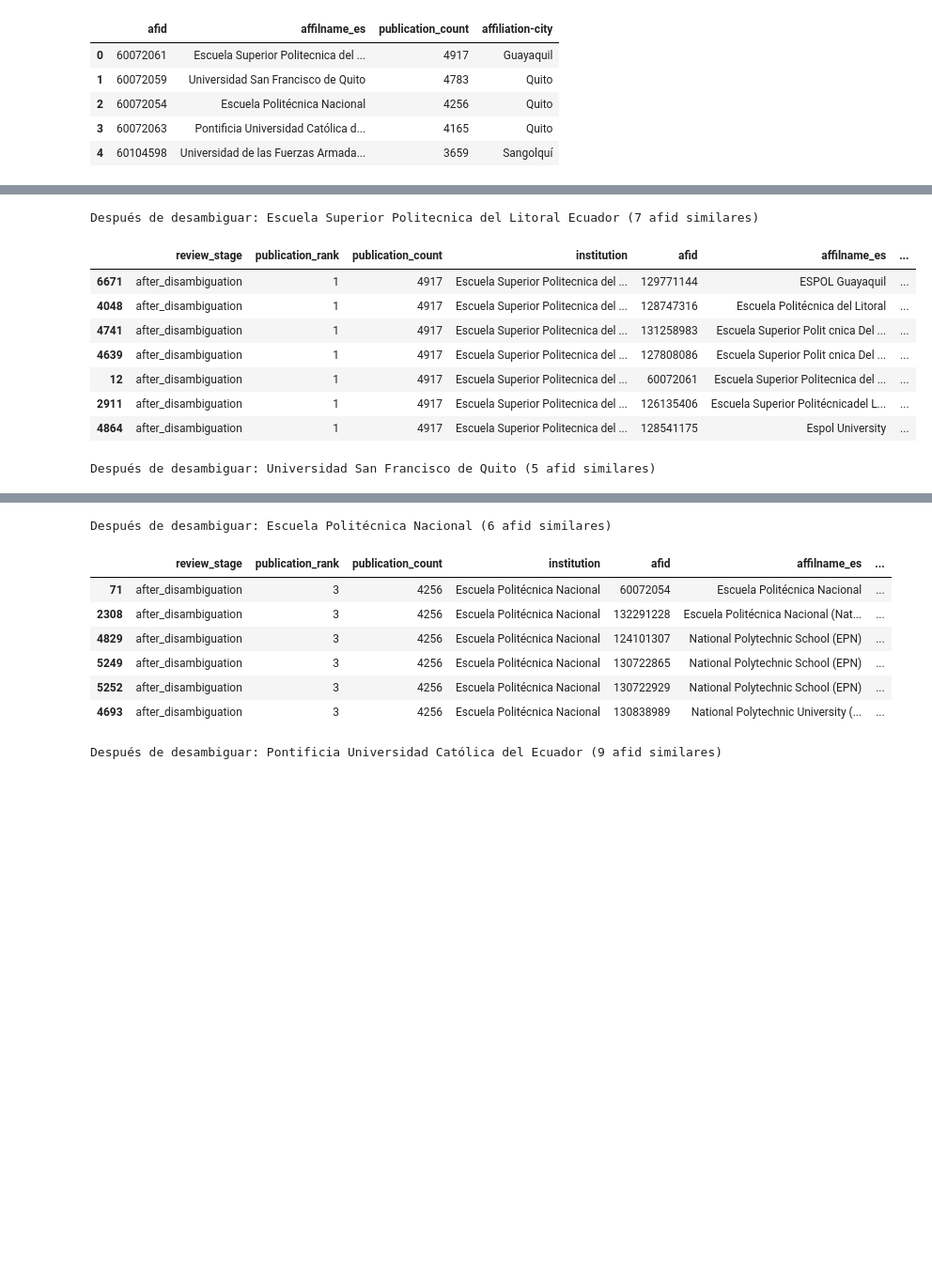
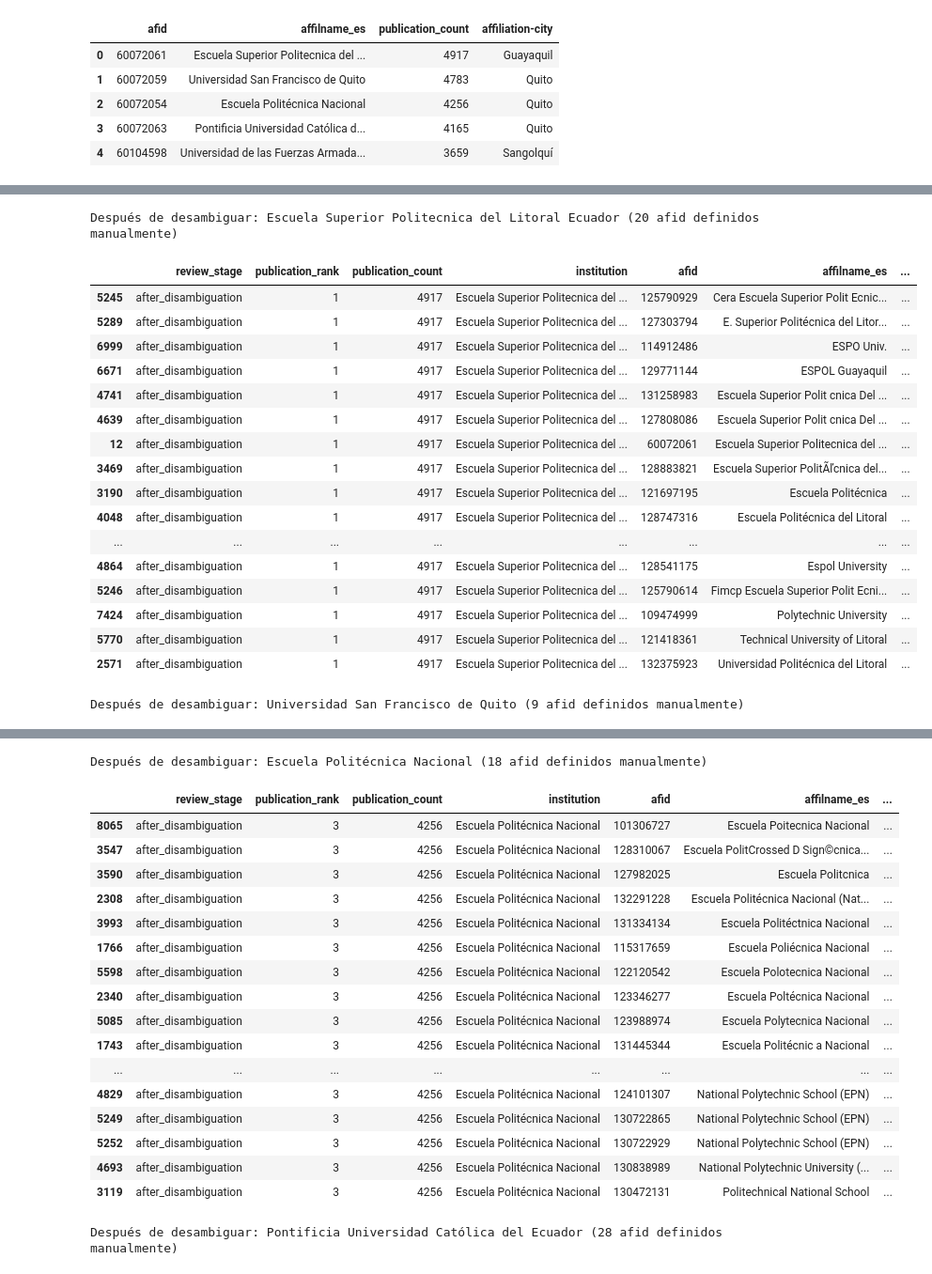
Before and after one commit to Demonkinng/data-cent, a Jupyter notebook: 3.Deduplicate_affs.ipynb, the cells around one changed output, grey strips where cells are left out. Shown at 94% size. Saved outputs shown, nothing was run; the diff lists cells and outputs as text; code cells hidden in the pictures; blank space fills up the shorter version.

```diff
--- a/3.Deduplicate_affs.ipynb
+++ b/3.Deduplicate_affs.ipynb
@@ -92,0 +95,4 @@ df_aff[df_aff["afid"].isin(similar_epn)].to_csv(
+# %%
+similar_usfq = [60072059, 128621323, 114370973, 132049211, 106617475, 132731084, 133252427, 133107961, 105478164]
+
+df_aff[df_aff["afid"].isin(similar_usfq)]
@@ -665,63 +820,97 @@ manual_canonical_affiliation_map_df.head(10)
 # %%
+if "standardized_affilname" not in df_aff.columns:
+    raise KeyError(
+        "Ejecuta primero la sección TF-IDF para crear df_aff['standardized_affilname']."
+    )
+
+df_aff_disambiguated = df_aff.copy()
+df_aff_disambiguated["afid"] = df_aff_disambiguated["afid"].astype(str)
+
 manual_review_after_frames = []
 
 for institution, afids in top_institution_similar_affiliations.items():
-    print(f"Después de desambiguar: {institution} ({len(afids)} afid similares)")
+    print(f"Después de desambiguar: {institution} ({len(afids)} afid definidos manualmente)")
+
+    similar_rows = df_aff_disambiguated[df_aff_disambiguated["afid"].isin(afids)].copy()
+    anchor_afid = afids[0]
+    anchor_standardized = similar_rows.loc[
+        similar_rows["afid"].eq(anchor_afid),
+        "standardized_affilname",
+    ]
+    anchor_standardized = anchor_standardized.iloc[0] if not anchor_standardized.empty else None
 
     similar_rows = (
-        df_aff_disambiguated[df_aff_disambiguated["afid"].isin(afids)]
-        .copy()
+        similar_rows
         .assign(
             review_stage="after_disambiguation",
             institution=institution,
             publication_rank=top_rank_lookup[institution]["publication_rank"],
             publication_count=top_rank_lookup[institution]["publication_count"],
+            anchor_afid=anchor_afid,
+            anchor_standardized_affilname=anchor_standardized,
+            merged_with_anchor_tfidf=lambda df: df["standardized_affilname"].eq(anchor_standardized),
+            algorithm_decision=lambda df: np.where(
+                df["standardized_affilname"].eq(anchor_standardized),
+                "Merge",
+                "Separate",
+            ),
         )
         .loc[:, [
             "review_stage",
             "publication_rank",
             "publication_count",
             "institution",
             "afid",
             "affilname_es",
-            "canonical_afid_manual",
-            "canonical_affilname_manual",
-            "changed_by_manual_disambiguation",
+            "standardized_affilname",
+            "anchor_afid",
+            "anchor_standardized_affilname",
+            "merged_with_anchor_tfidf",
+            "algorithm_decision",
             "affiliation-city",
             "affiliation-country",
         ]]
-        .sort_values(["publication_rank", "canonical_affilname_manual", "affilname_es", "afid"])
+        .sort_values(["publication_rank", "standardized_affilname", "affilname_es", "afid"])
     )
 
     display(similar_rows)
     manual_review_after_frames.append(similar_rows)
 
 manual_review_after_disambiguation = pd.concat(
     manual_review_after_frames,
     ignore_index=True,
 )
 
-top_institution_similarity_review = manual_review_after_disambiguation.copy()
-
 manual_review_after_disambiguation.to_csv(
     OUTPUT_DIR / "top_institution_similarity_review_after.csv",
     index=False,
 )
+
+top_institution_similarity_review = manual_review_after_disambiguation.copy()
 top_institution_similarity_review.to_csv(
     OUTPUT_DIR / "top_institution_similarity_review.csv",
     index=False,
 )
 
 manual_review_after_disambiguation
 # %% [output]
-Después de desambiguar: Escuela Superior Politecnica del Litoral Ecuador (7 afid similares)
+Después de desambiguar: Escuela Superior Politecnica del Litoral Ecuador (20 afid definidos manualmente)
 |  | review_stage | publication_rank | publication_count | institution | afid | affilname_es | ... |
+| 5245 | after_disambiguation | 1 | 4917 | Escuela Superior Politecnica del ... | 125790929 | Cera Escuela Superior Polit Ecnic... | ... |
+| 5289 | after_disambiguation | 1 | 4917 | Escuela Superior Politecnica del ... | 127303794 | E. Superior Politécnica del Litor... | ... |
+| 6999 | after_disambiguation | 1 | 4917 | Escuela Superior Politecnica del ... | 114912486 | ESPO Univ. | ... |
 | 6671 | after_disambiguation | 1 | 4917 | Escuela Superior Politecnica del ... | 129771144 | ESPOL Guayaquil | ... |
-| 4048 | after_disambiguation | 1 | 4917 | Escuela Superior Politecnica del ... | 128747316 | Escuela Politécnica del Litoral | ... |
 | 4741 | after_disambiguation | 1 | 4917 | Escuela Superior Politecnica del ... | 131258983 | Escuela Superior Polit cnica Del ... | ... |
 | 4639 | after_disambiguation | 1 | 4917 | Escuela Superior Politecnica del ... | 127808086 | Escuela Superior Polit cnica Del ... | ... |
 | 12 | after_disambiguation | 1 | 4917 | Escuela Superior Politecnica del ... | 60072061 | Escuela Superior Politecnica del ... | ... |
-| 2911 | after_disambiguation | 1 | 4917 | Escuela Superior Politecnica del ... | 126135406 | Escuela Superior Politécnicadel L... | ... |
+| 3469 | after_disambiguation | 1 | 4917 | Escuela Superior Politecnica del ... | 128883821 | Escuela Superior PolitÃľcnica del... | ... |
+| 3190 | after_disambiguation | 1 | 4917 | Escuela Superior Politecnica del ... | 121697195 | Escuela Politécnica | ... |
+| 4048 | after_disambiguation | 1 | 4917 | Escuela Superior Politecnica del ... | 128747316 | Escuela Politécnica del Litoral | ... |
+| ... | ... | ... | ... | ... | ... | ... | ... |
 | 4864 | after_disambiguation | 1 | 4917 | Escuela Superior Politecnica del ... | 128541175 | Espol University | ... |
+| 5246 | after_disambiguation | 1 | 4917 | Escuela Superior Politecnica del ... | 125790614 | Fimcp Escuela Superior Polit Ecni... | ... |
+| 7424 | after_disambiguation | 1 | 4917 | Escuela Superior Politecnica del ... | 109474999 | Polytechnic University | ... |
+| 5770 | after_disambiguation | 1 | 4917 | Escuela Superior Politecnica del ... | 121418361 | Technical University of Litoral | ... |
+| 2571 | after_disambiguation | 1 | 4917 | Escuela Superior Politecnica del ... | 132375923 | Universidad Politécnica del Litoral | ... |
-Después de desambiguar: Universidad San Francisco de Quito (5 afid similares)
+Después de desambiguar: Universidad San Francisco de Quito (9 afid definidos manualmente)
 |  | review_stage | publication_rank | publication_count | institution | afid | affilname_es | ... |
@@ -733,10 +926,20 @@ Después de desambiguar: Universidad San Francisco de Quito (5 afid similares)
-Después de desambiguar: Escuela Politécnica Nacional (6 afid similares)
+Después de desambiguar: Escuela Politécnica Nacional (18 afid definidos manualmente)
 |  | review_stage | publication_rank | publication_count | institution | afid | affilname_es | ... |
-| 71 | after_disambiguation | 3 | 4256 | Escuela Politécnica Nacional | 60072054 | Escuela Politécnica Nacional | ... |
+| 8065 | after_disambiguation | 3 | 4256 | Escuela Politécnica Nacional | 101306727 | Escuela Poitecnica Nacional | ... |
+| 3547 | after_disambiguation | 3 | 4256 | Escuela Politécnica Nacional | 128310067 | Escuela PolitCrossed D Sign©cnica... | ... |
+| 3590 | after_disambiguation | 3 | 4256 | Escuela Politécnica Nacional | 127982025 | Escuela Politcnica | ... |
 | 2308 | after_disambiguation | 3 | 4256 | Escuela Politécnica Nacional | 132291228 | Escuela Politécnica Nacional (Nat... | ... |
+| 3993 | after_disambiguation | 3 | 4256 | Escuela Politécnica Nacional | 131334134 | Escuela Politéctnica Nacional | ... |
+| 1766 | after_disambiguation | 3 | 4256 | Escuela Politécnica Nacional | 115317659 | Escuela Poliécnica Nacional | ... |
+| 5598 | after_disambiguation | 3 | 4256 | Escuela Politécnica Nacional | 122120542 | Escuela Polotecnica Nacional | ... |
+| 2340 | after_disambiguation | 3 | 4256 | Escuela Politécnica Nacional | 123346277 | Escuela Poltécnica Nacional | ... |
+| 5085 | after_disambiguation | 3 | 4256 | Escuela Politécnica Nacional | 123988974 | Escuela Polytecnica Nacional | ... |
+| 1743 | after_disambiguation | 3 | 4256 | Escuela Politécnica Nacional | 131445344 | Escuela Politécnic a Nacional | ... |
+| ... | ... | ... | ... | ... | ... | ... | ... |
 | 4829 | after_disambiguation | 3 | 4256 | Escuela Politécnica Nacional | 124101307 | National Polytechnic School (EPN) | ... |
 | 5249 | after_disambiguation | 3 | 4256 | Escuela Politécnica Nacional | 130722865 | National Polytechnic School (EPN) | ... |
 | 5252 | after_disambiguation | 3 | 4256 | Escuela Politécnica Nacional | 130722929 | National Polytechnic School (EPN) | ... |
 | 4693 | after_disambiguation | 3 | 4256 | Escuela Politécnica Nacional | 130838989 | National Polytechnic University (... | ... |
+| 3119 | after_disambiguation | 3 | 4256 | Escuela Politécnica Nacional | 130472131 | Politechnical National School | ... |
-Después de desambiguar: Pontificia Universidad Católica del Ecuador (9 afid similares)
+Después de desambiguar: Pontificia Universidad Católica del Ecuador (28 afid definidos manualmente)
 |  | review_stage | publication_rank | publication_count | institution | afid | affilname_es | ... |
```
Also changed, not shown: parts of 19 cells of this notebook.
